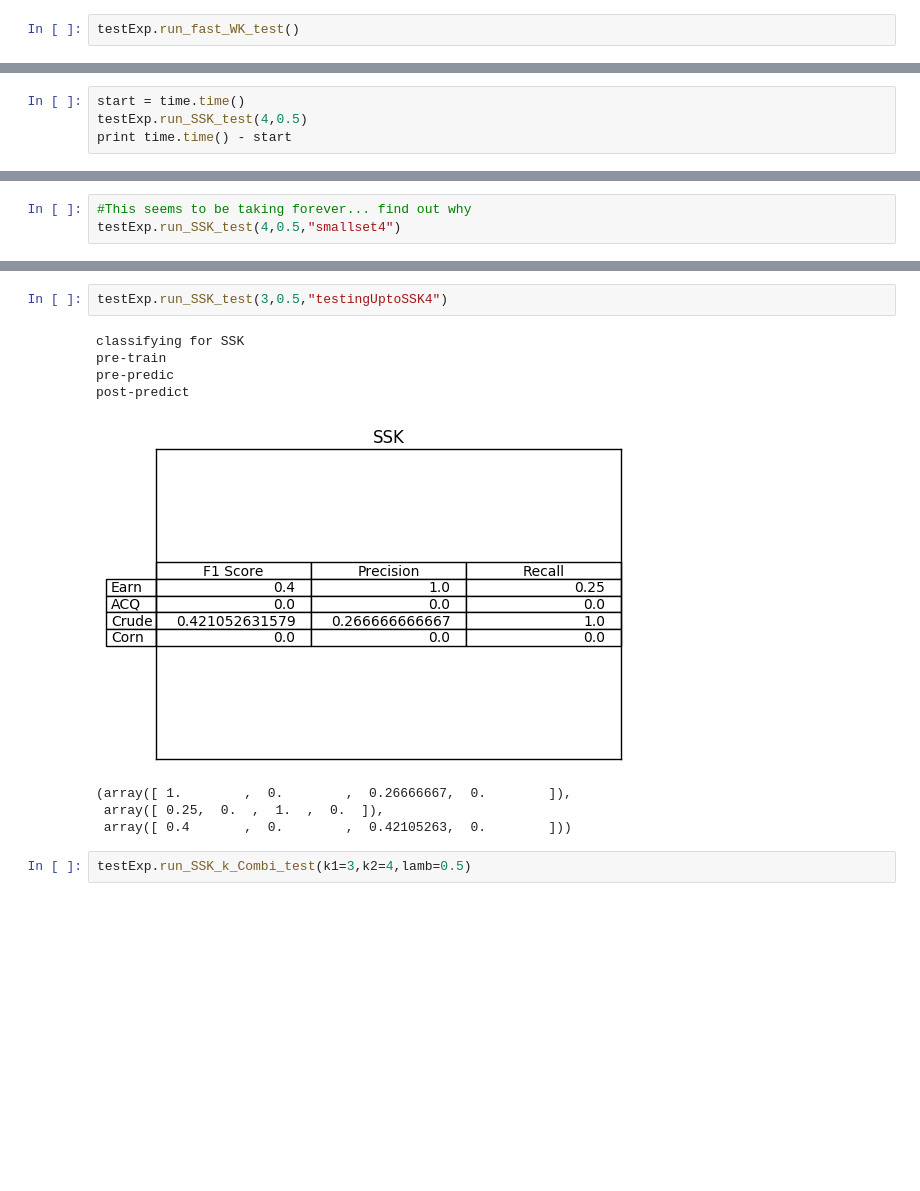
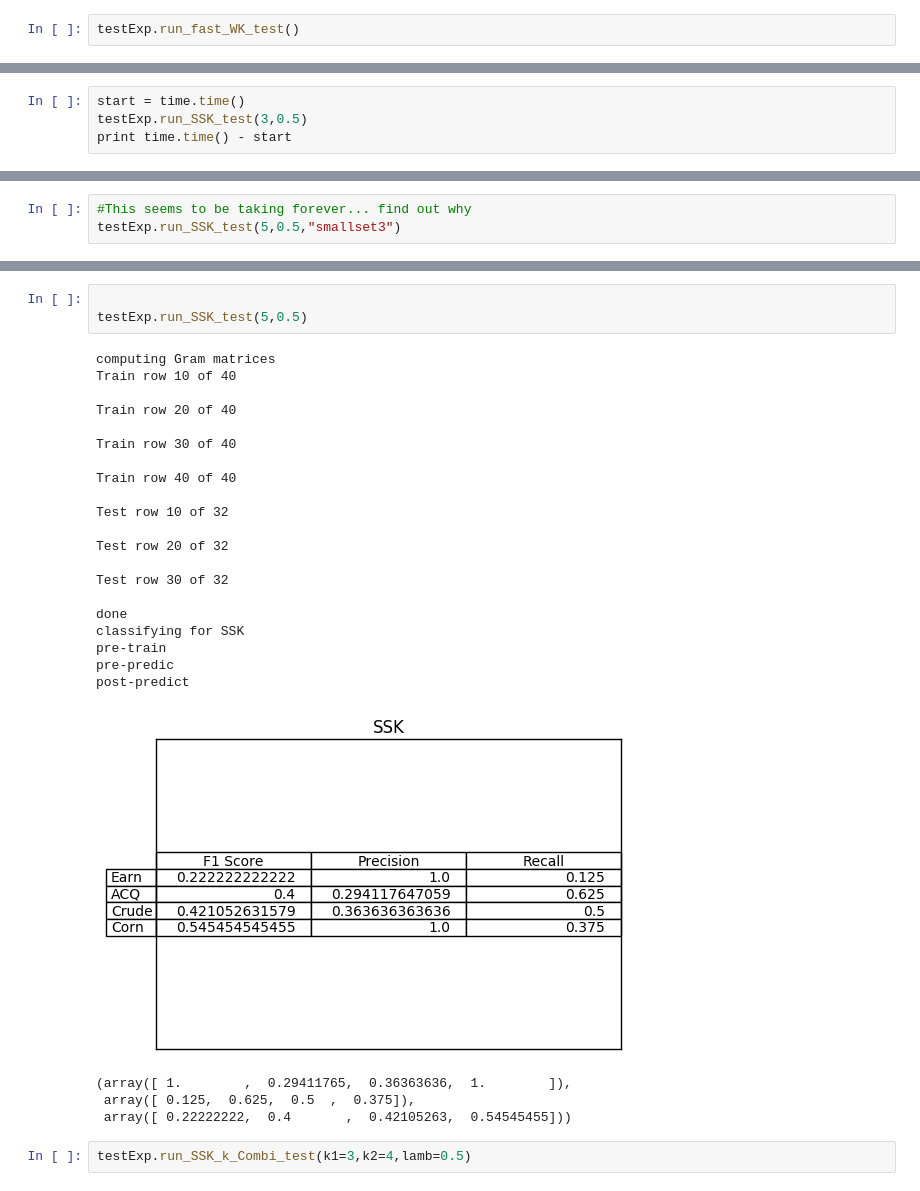
Before and after one commit to fabianschilling/string-kernels, a Jupyter notebook: notebooks/StartExperiment.ipynb, the cells around one changed output, grey strips where cells are left out. Drawn from its saved outputs; the diff is of its cells as text; blank space fills up the shorter version.

Commit message:
fixed repeated SSK_test call bug

```diff
--- a/notebooks/StartExperiment.ipynb
+++ b/notebooks/StartExperiment.ipynb
@@ -43,6 +61,6 @@ print time.time() - start
 # %%
 start = time.time()
-testExp.run_SSK_test(4,0.5)
+testExp.run_SSK_test(3,0.5)
 print time.time() - start
 # %% [output]
 computing Gram matrices
@@ -70,6 +88,6 @@ post-predict
 # %%
 #This seems to be taking forever... find out why
-testExp.run_SSK_test(4,0.5,"smallset4")
+testExp.run_SSK_test(5,0.5,"smallset3")
 # %% [output]
 classifying for SSK
 pre-train
@@ -82,14 +100,31 @@ post-predict
 # %%
-testExp.run_SSK_test(3,0.5,"testingUptoSSK4")
+
+testExp.run_SSK_test(5,0.5)
 # %% [output]
+computing Gram matrices
+Train row 10 of 40
+
+Train row 20 of 40
+
+Train row 30 of 40
+
+Train row 40 of 40
+
+Test row 10 of 32
+
+Test row 20 of 32
+
+Test row 30 of 32
+
+done
 classifying for SSK
 pre-train
 pre-predic
 post-predict
-[figure, old version]
+[figure, new version]
-(array([ 1.        ,  0.        ,  0.26666667,  0.        ]),
- array([ 0.25,  0.  ,  1.  ,  0.  ]),
- array([ 0.4       ,  0.        ,  0.42105263,  0.        ]))
+(array([ 1.        ,  0.29411765,  0.36363636,  1.        ]),
+ array([ 0.125,  0.625,  0.5  ,  0.375]),
+ array([ 0.22222222,  0.4       ,  0.42105263,  0.54545455]))
 # %%
 testExp.run_SSK_k_Combi_test(k1=3,k2=4,lamb=0.5)
 # %% [output]
```
Also changed, not shown: parts of 4 cells of this notebook, 1 other file.
